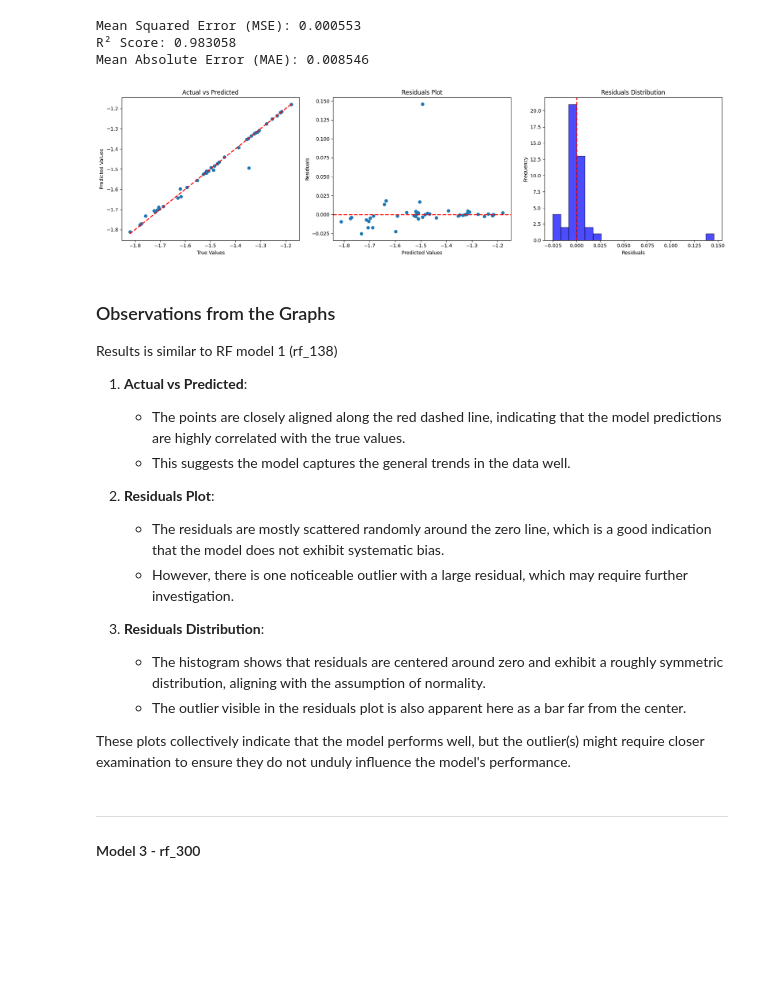
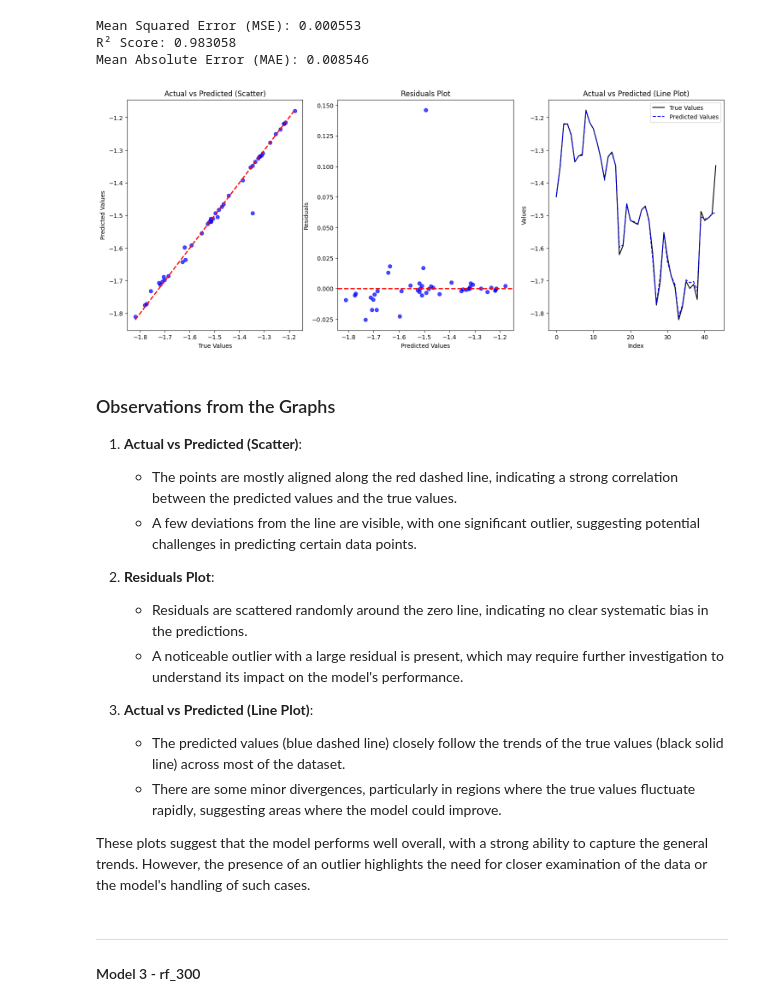
Before and after one commit to TiaanViviers/MoneyBot, a Jupyter notebook: notebooks/Model_Comparison.ipynb, the cells around one changed output. Cells and saved outputs as stored; diff of their text form; code cells hidden in the pictures; blank space fills up the shorter version.

Commit message:
model comparison complete

```diff
--- a/notebooks/Model_Comparison.ipynb
+++ b/notebooks/Model_Comparison.ipynb
@@ -293,52 +277,27 @@ R² Score: 0.983058
 Mean Absolute Error (MAE): 0.008546
 # %%
 #Plot model fit
-fig, axes = plt.subplots(1, 3, figsize=(18, 5))
-
-# Plot 1: Actual vs. Predicted
-axes[0].scatter(y_true, y_test_pred_rf2)
-axes[0].plot([y_true.min(), y_true.max()], [y_true.min(), y_true.max()], 'r--', linewidth=2)
-axes[0].set_title("Actual vs Predicted")
-axes[0].set_xlabel("True Values")
-axes[0].set_ylabel("Predicted Values")
-
-# Plot 2: Residuals Plot
-residuals = y_true - y_test_pred_rf2
-axes[1].scatter(y_test_pred_rf2, residuals)
-axes[1].axhline(y=0, color='r', linestyle='--', linewidth=2)
-axes[1].set_title("Residuals Plot")
-axes[1].set_xlabel("Predicted Values")
-axes[1].set_ylabel("Residuals")
-
-# Plot 3: Predicted vs Residuals Density
-axes[2].hist(residuals, bins=20, alpha=0.7, color='blue', edgecolor='black')
-axes[2].axvline(x=0, color='r', linestyle='--', linewidth=2)
-axes[2].set_title("Residuals Distribution")
-axes[2].set_xlabel("Residuals")
-axes[2].set_ylabel("Frequency")
-
-plt.tight_layout()
+fig, axes = plt.subplots(1, 3, figsize=(18, 7))
+result_plot(y_test_pred_rf2, "blue", axes)
 plt.show()
 # %% [output]
-[figure, old version]
+[figure, new version]
 # %% [markdown]
 ### Observations from the Graphs
-Results is similar to RF model 1 (rf_138)
-1. **Actual vs Predicted**:
-   - The points are closely aligned along the red dashed line, indicating that the model predictions are highly correlated with the true values.
-   - This suggests the model captures the general trends in the data well.
 
+1. **Actual vs Predicted (Scatter)**:
+   - The points are mostly aligned along the red dashed line, indicating a strong correlation between the predicted values and the true values.
+   - A few deviations from the line are visible, with one significant outlier, suggesting potential challenges in predicting certain data points.
 
 2. **Residuals Plot**:
-   - The residuals are mostly scattered randomly around the zero line, which is a good indication that the model does not exhibit systematic bias.
-   - However, there is one noticeable outlier with a large residual, which may require further investigation.
+   - Residuals are scattered randomly around the zero line, indicating no clear systematic bias in the predictions.
+   - A noticeable outlier with a large residual is present, which may require further investigation to understand its impact on the model's performance.
 
+3. **Actual vs Predicted (Line Plot)**:
+   - The predicted values (blue dashed line) closely follow the trends of the true values (black solid line) across most of the dataset.
+   - There are some minor divergences, particularly in regions where the true values fluctuate rapidly, suggesting areas where the model could improve.
 
-3. **Residuals Distribution**:
-   - The histogram shows that residuals are centered around zero and exhibit a roughly symmetric distribution, aligning with the assumption of normality.
-   - The outlier visible in the residuals plot is also apparent here as a bar far from the center.
-
-These plots collectively indicate that the model performs well, but the outlier(s) might require closer examination to ensure they do not unduly influence the model's performance.
+These plots suggest that the model performs well overall, with a strong ability to capture the general trends. However, the presence of an outlier highlights the need for closer examination of the data or the model's handling of such cases.
 # %% [markdown]
 ---
 #### Model 3 - rf_300
```
Also changed, not shown: parts of 62 cells of this notebook.
